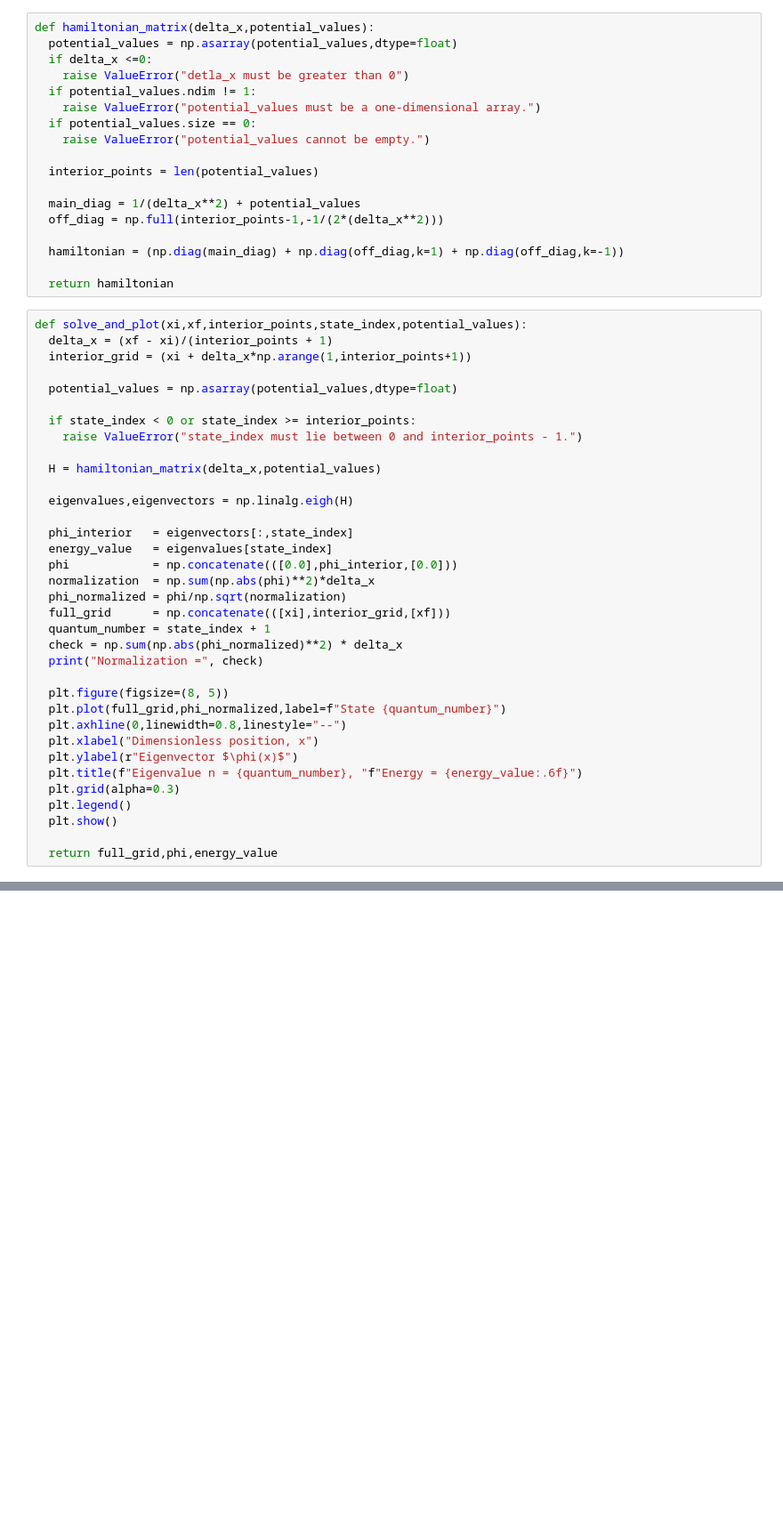
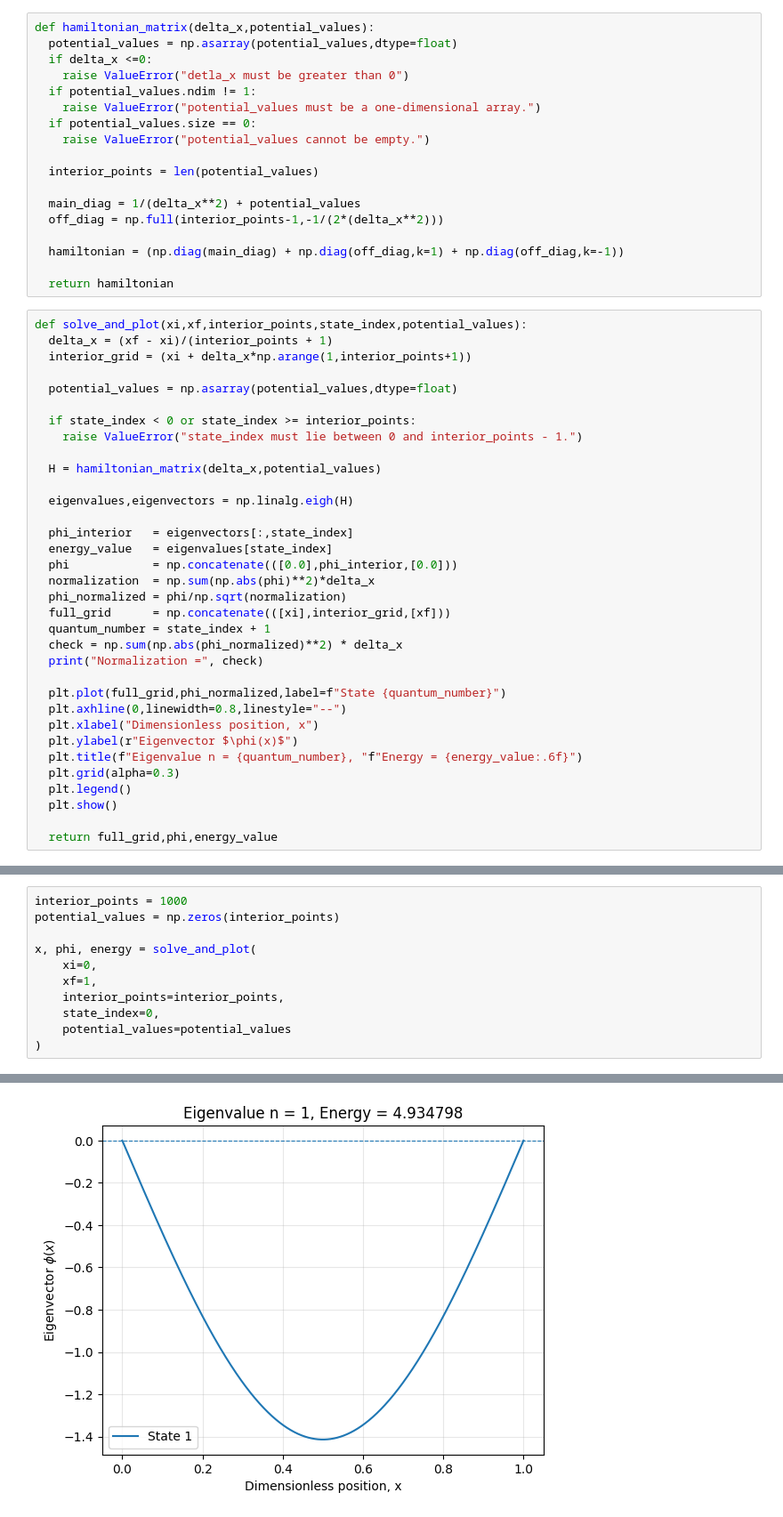
Before and after one commit to DeepakSingh169/QuantumMechanics, a Jupyter notebook: SchrodingerEquation.ipynb, the cells around one changed output, grey strips where cells are left out. Shown at 89% size. Saved outputs shown, nothing was run; the diff lists cells and outputs as text; blank space fills up the shorter version.

Commit message:
compared energy plotted probability distribution curve and calculated area and normalized wavefunction

```diff
--- a/SchrodingerEquation.ipynb
+++ b/SchrodingerEquation.ipynb
@@ -42,7 +43,6 @@ def solve_and_plot(xi,xf,interior_points,state_index,potential_values):
   check = np.sum(np.abs(phi_normalized)**2) * delta_x
   print("Normalization =", check)
 
-  plt.figure(figsize=(8, 5))
   plt.plot(full_grid,phi_normalized,label=f"State {quantum_number}")
   plt.axhline(0,linewidth=0.8,linestyle="--")
   plt.xlabel("Dimensionless position, x")
@@ -55,0 +58,12 @@ def solve_and_plot(xi,xf,interior_points,state_index,potential_values):
+# %%
+interior_points = 1000
+potential_values = np.zeros(interior_points)
+
+x, phi, energy = solve_and_plot(
+    xi=0,
+    xf=1,
+    interior_points=interior_points,
+    state_index=0,
+    potential_values=potential_values
+)
+# %% [output]
@@ -55,0 +71 @@ def solve_and_plot(xi,xf,interior_points,state_index,potential_values):
+[figure, added]
```
Also changed, not shown: parts of 8 cells of this notebook.
